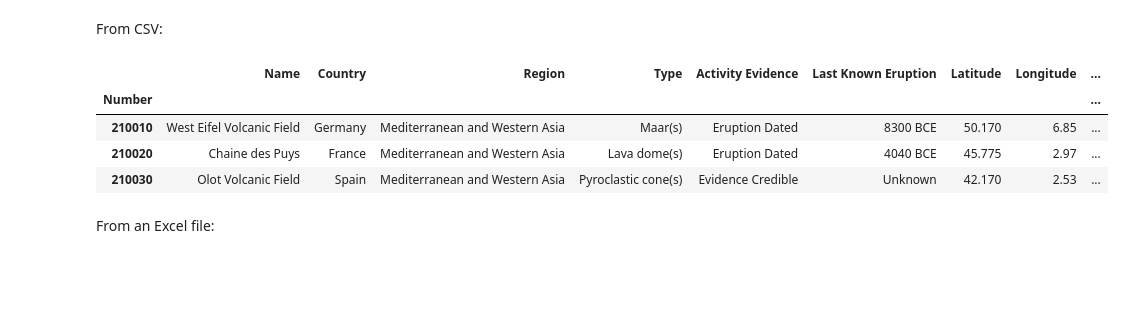
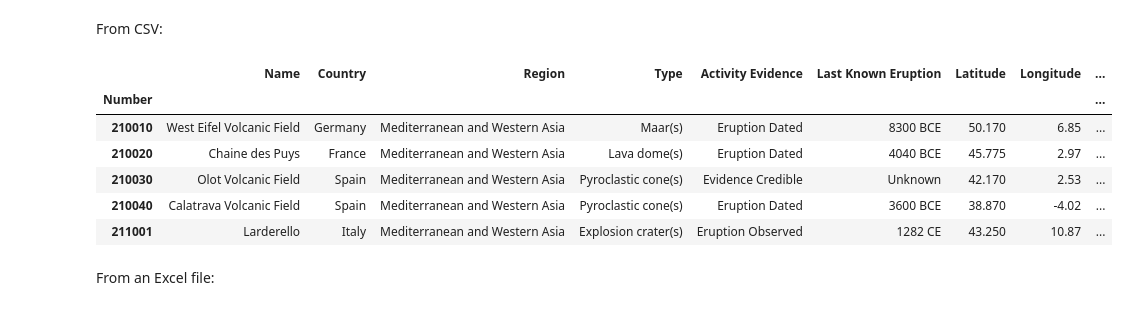
Before and after one commit to aschet01/cookbook, a Jupyter notebook: pandas.ipynb, the cells around one changed output. Drawn from its saved outputs; the diff is of its cells as text; code cells hidden in the pictures; blank space fills up the shorter version.

```diff
--- a/pandas.ipynb
+++ b/pandas.ipynb
@@ -68,25 +68,27 @@ From CSV:
 # %%
 df = pd.read_csv('./volc_holocene.csv',
                  header=0,    # Give the row with the column names
                               # Start reading data from after this point
                               # Can be a list for setting a multi-index
                               # Set None if there are no names
                  delimiter=',', # Override the delimiter
                  comment='#', # Specify a comment marker
-                 nrows=3,     # Limit the number of rows to read
+               # nrows=3,     # Limit the number of rows to read
                # names=['I', 'know', 'columns', 'myself']  # Specify the column names to use
                # parsedates=[[2, 3, 4]]   # Lots of options...which sets of columns make up a date
                  na_values='unknown',  # What value to replace with NaN.
                                        #   Can be a dictionary of {col_name: value}
                  index_col='Number',   # Give a column name or number to
                 )                      #    become the index
 df.head()
 # %% [output]
 |  | Name | Country | Region | Type | Activity Evidence | Last Known Eruption | Latitude | Longitude | ... |
 | Number |  |  |  |  |  |  |  |  | ... |
 | 210010 | West Eifel Volcanic Field | Germany | Mediterranean and Western Asia | Maar(s) | Eruption Dated | 8300 BCE | 50.170 | 6.85 | ... |
 | 210020 | Chaine des Puys | France | Mediterranean and Western Asia | Lava dome(s) | Eruption Dated | 4040 BCE | 45.775 | 2.97 | ... |
 | 210030 | Olot Volcanic Field | Spain | Mediterranean and Western Asia | Pyroclastic cone(s) | Evidence Credible | Unknown | 42.170 | 2.53 | ... |
+| 210040 | Calatrava Volcanic Field | Spain | Mediterranean and Western Asia | Pyroclastic cone(s) | Eruption Dated | 3600 BCE | 38.870 | -4.02 | ... |
+| 211001 | Larderello | Italy | Mediterranean and Western Asia | Explosion crater(s) | Eruption Observed | 1282 CE | 43.250 | 10.87 | ... |
 # %% [markdown]
 From an Excel file:
 # %%
```
Also changed, not shown: parts of 13 cells of this notebook.
